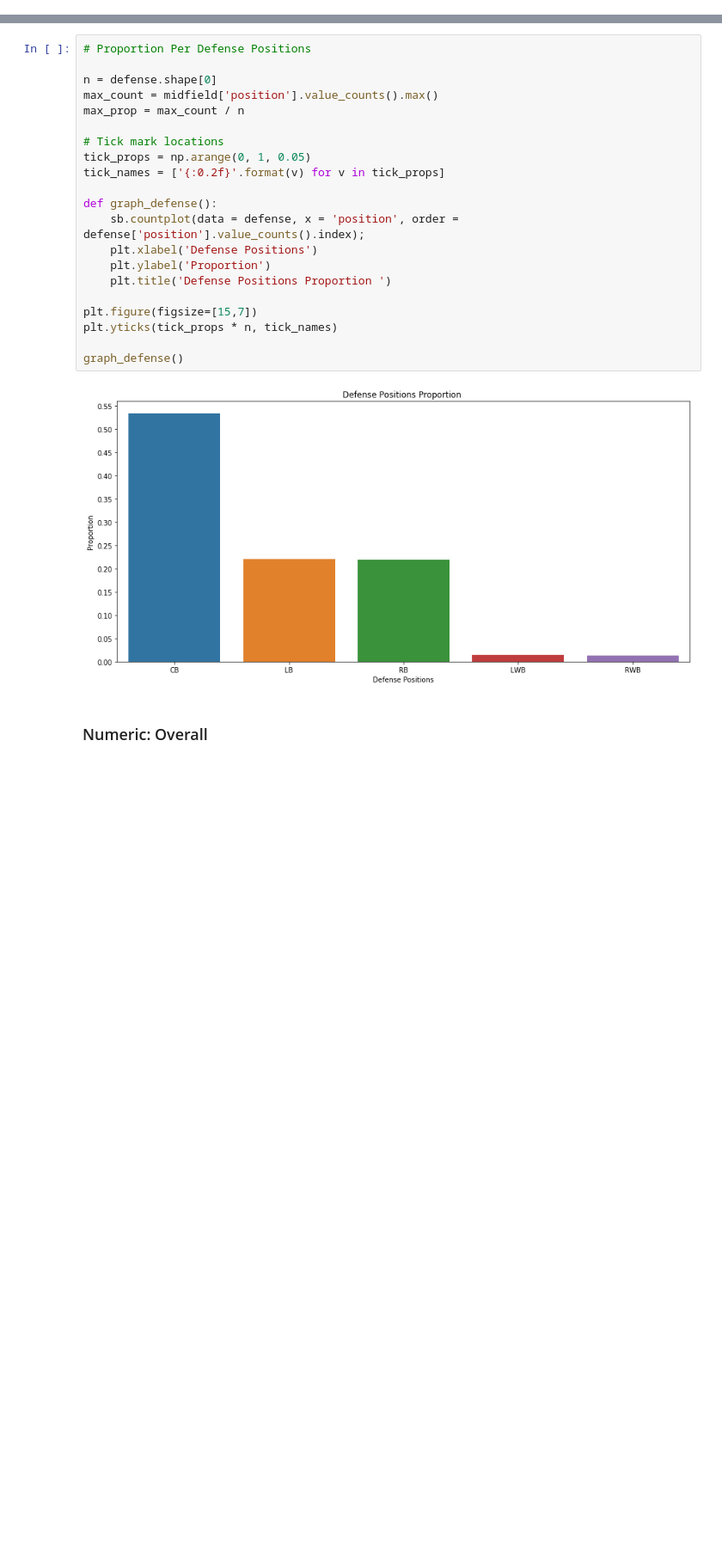
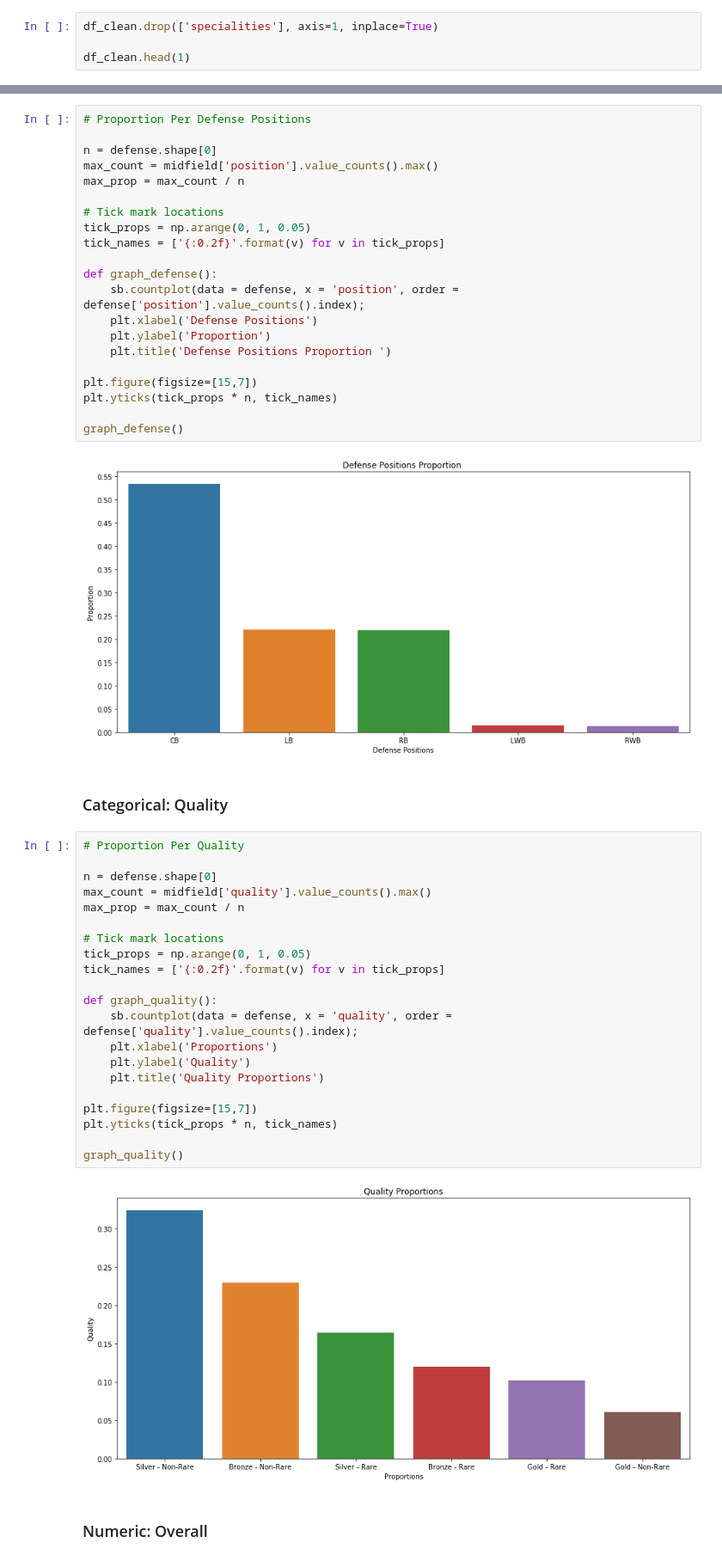
Before and after one commit to eduardopd/fifa-20-dataset, a Jupyter notebook: fifa-fut-2020-analysis.ipynb, the cells around one changed output, grey strips where cells are left out. Shown at 86% size. Drawn from its saved outputs; the diff is of its cells as text; blank space fills up the shorter version.

```diff
--- a/fifa-fut-2020-analysis.ipynb
+++ b/fifa-fut-2020-analysis.ipynb
@@ -147,3 +148,7 @@ df_clean.head(1)
 |  | futbin_id | player_name | player_extended_name | quality | overall | club | league | nationality | ... |
 | 0 | 1 | Pelé | Edson Arantes Nascimento | Gold - Rare | 98 | Icons | Icons | Brazil | ... |
 1 rows × 81 columns
+# %%
+df_clean.drop(['specialities'], axis=1, inplace=True)
+
+df_clean.head(1)
@@ -262,6 +271,31 @@ plt.yticks(tick_props * n, tick_names)
 graph_defense()
 # %% [output]
 [figure]
+# %% [markdown]
+### Categorical: Quality
+# %%
+# Proportion Per Quality
+
+n = defense.shape[0]
+max_count = midfield['quality'].value_counts().max()
+max_prop = max_count / n
+
+# Tick mark locations
+tick_props = np.arange(0, 1, 0.05)
+tick_names = ['{:0.2f}'.format(v) for v in tick_props]
+
+def graph_quality():
+    sb.countplot(data = defense, x = 'quality', order = defense['quality'].value_counts().index);
+    plt.xlabel('Proportions')
+    plt.ylabel('Quality')
+    plt.title('Quality Proportions')
+
+plt.figure(figsize=[15,7])
+plt.yticks(tick_props * n, tick_names)
+
+graph_quality()
+# %% [output]
+[figure, added]
 # %% [markdown]
 ### Numeric: Overall
 # %%
```
Also changed, not shown: parts of 14 cells of this notebook.
